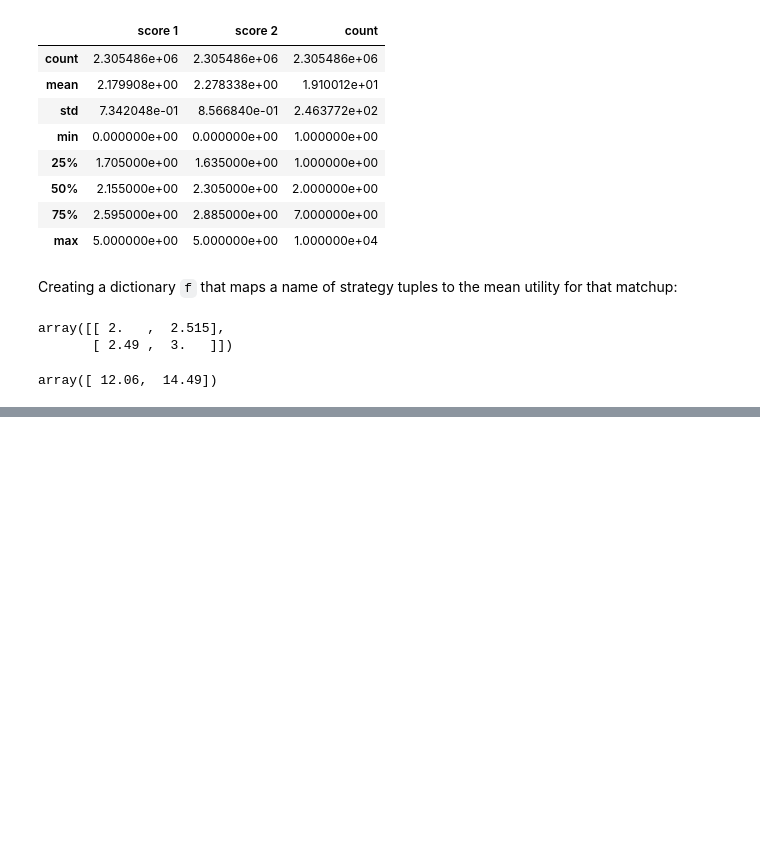
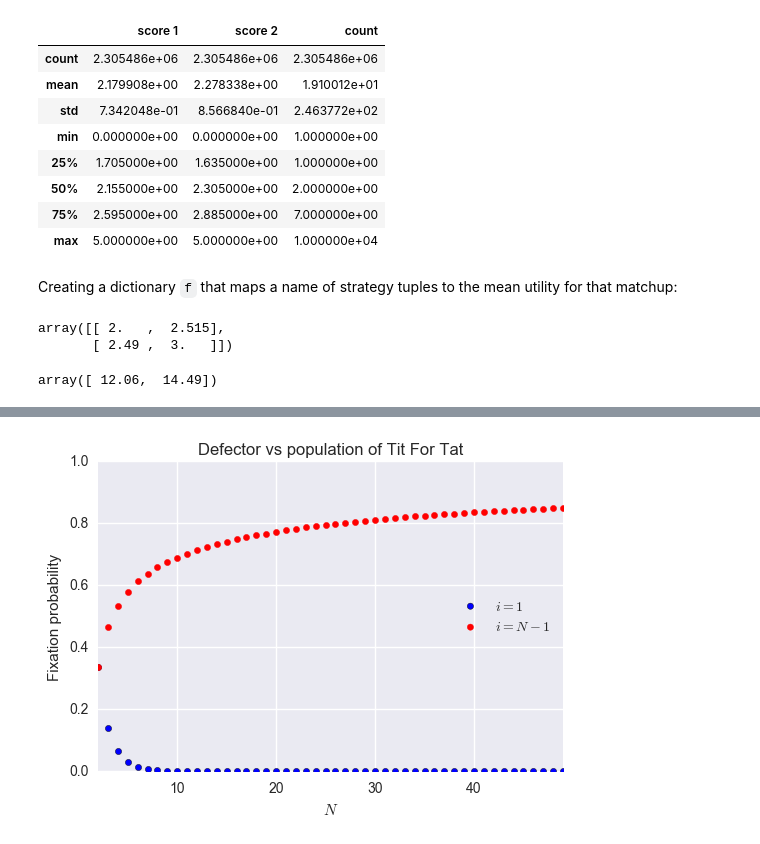
Before and after one commit to Axelrod-Python/axelrod-moran, a Jupyter notebook: Relative fitness.ipynb, the cells around one changed output, grey strips where cells are left out. Saved outputs shown, nothing was run; the diff lists cells and outputs as text; code cells hidden in the pictures; blank space fills up the shorter version.

```diff
--- a/Relative fitness.ipynb
+++ b/Relative fitness.ipynb
@@ -152,0 +182,19 @@ fixation(("Alternator", "Tit For Tat"), 5)
+# %%
+plt.figure()
+
+
+strategies = ("Defector", "Tit For Tat")
+ns = range(2, 50)
+invader = [fixation(strategies, n) for n in ns]
+resistor = [fixation(strategies, n, n - 1) for n in ns]
+plt.title("{} vs population of {}".format(*strategies))
+plt.scatter(ns, invader, label="$i=1$")
+plt.scatter(ns, resistor, color="red", label="$i=N-1$")
+
+plt.xlabel("$N$")
+plt.ylabel("Fixation probability")
+plt.ylim(0, 1)
+plt.xlim(min(ns), max(ns))
+plt.legend(loc=5);
+# %% [output]
+[figure, added]
```
Also changed, not shown: parts of 14 cells of this notebook.
